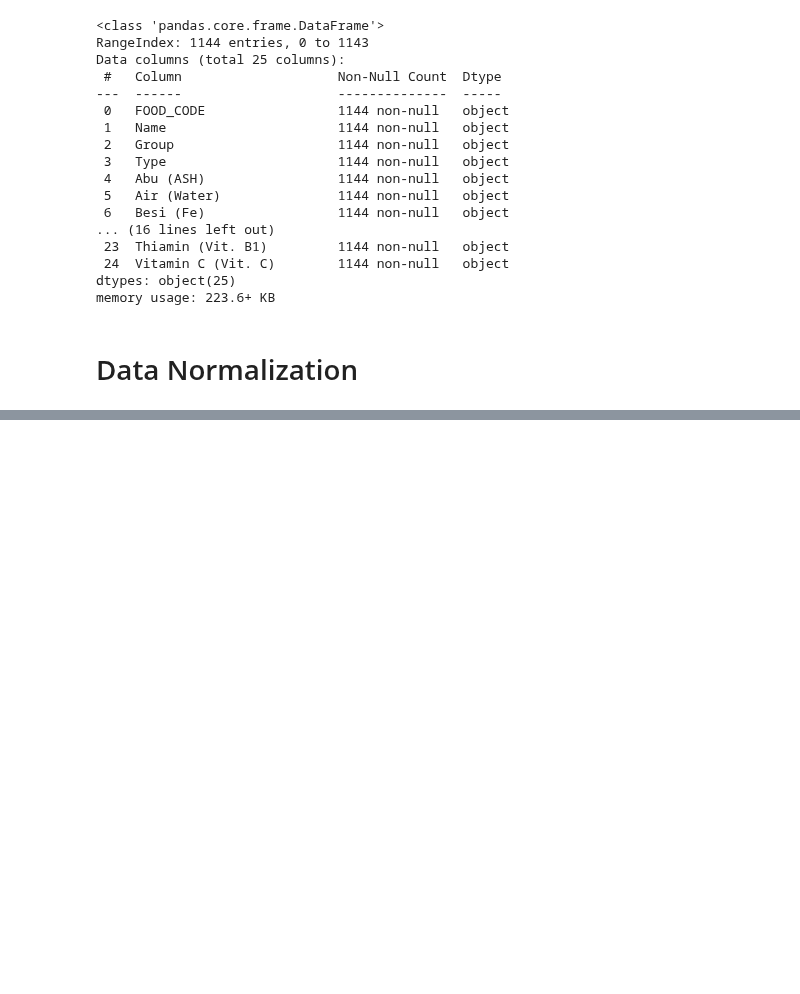
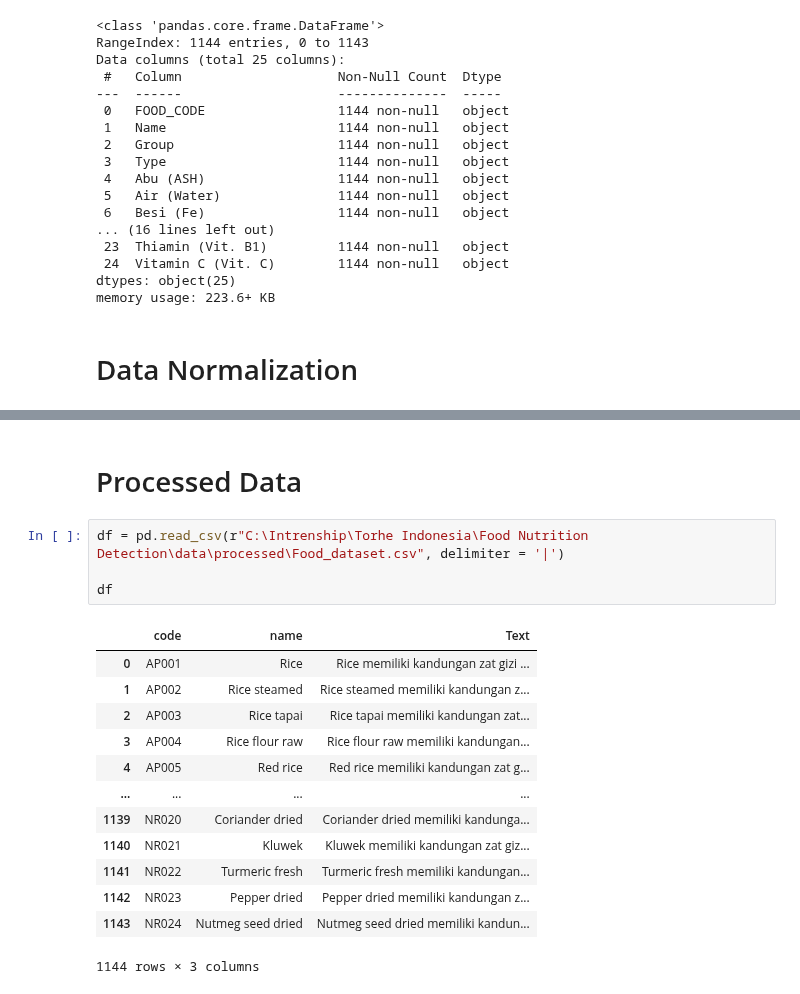
Before and after one commit to AryaSeptiaputra/Food-Nutrition-Detection-Model, a Jupyter notebook: notebooks/explorationData.ipynb, the cells around one changed output, grey strips where cells are left out. Saved outputs shown, nothing was run; the diff lists cells and outputs as text; blank space fills up the shorter version.

Commit message:
Fixing preprocessing data

```diff
--- a/notebooks/explorationData.ipynb
+++ b/notebooks/explorationData.ipynb
@@ -246 +246,21 @@ df.head(5)
 | 4 | AP005 | Red rice | Cereals | Processed/Products | 0.3 g | 64.0 g | 0.8 mg | 0 mcg | 149 | 63 mg | ... |
+# %% [markdown]
+# Processed Data
+# %%
+df = pd.read_csv(r"C:\Intrenship\Torhe Indonesia\Food Nutrition Detection\data\processed\Food_dataset.csv", delimiter = '|')
+
+df
+# %% [output]
+|  | code | name | Text |
+| 0 | AP001 | Rice | Rice memiliki kandungan zat gizi ... |
+| 1 | AP002 | Rice steamed | Rice steamed memiliki kandungan z... |
+| 2 | AP003 | Rice tapai | Rice tapai memiliki kandungan zat... |
+| 3 | AP004 | Rice flour raw | Rice flour raw memiliki kandungan... |
+| 4 | AP005 | Red rice | Red rice memiliki kandungan zat g... |
+| ... | ... | ... | ... |
+| 1139 | NR020 | Coriander dried | Coriander dried memiliki kandunga... |
+| 1140 | NR021 | Kluwek | Kluwek memiliki kandungan zat giz... |
+| 1141 | NR022 | Turmeric fresh | Turmeric fresh memiliki kandungan... |
+| 1142 | NR023 | Pepper dried | Pepper dried memiliki kandungan z... |
+| 1143 | NR024 | Nutmeg seed dried | Nutmeg seed dried memiliki kandun... |
+1144 rows × 3 columns
```
Also changed, not shown: parts of 2 cells of this notebook, 1 other file.
